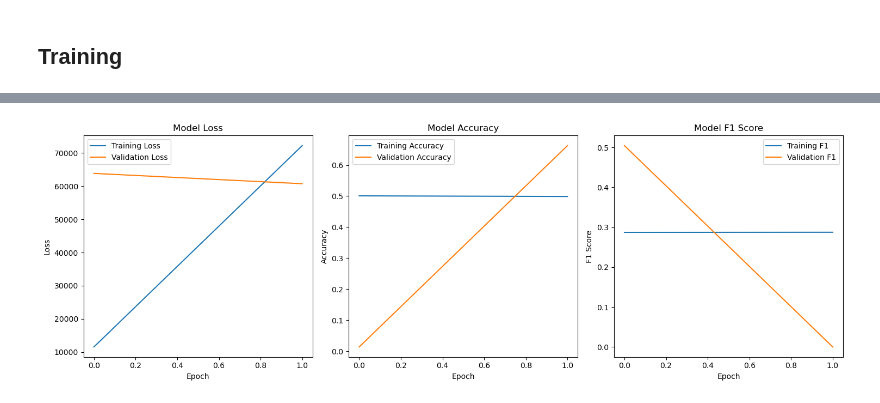
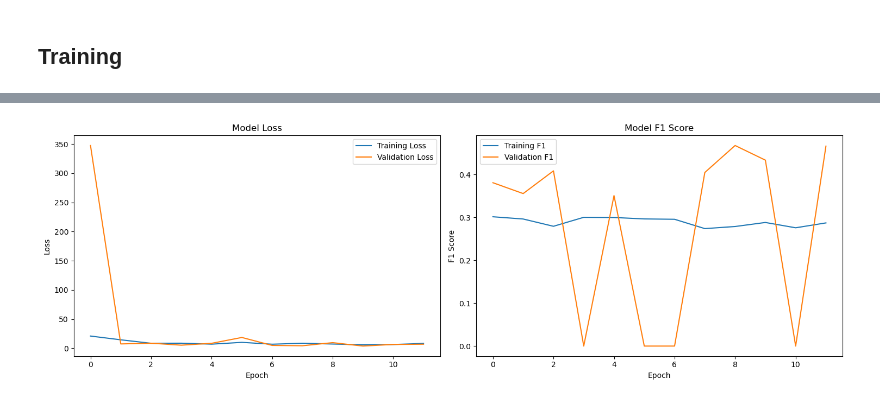
Before and after one commit to athada/Polytrack-2k25, a Jupyter notebook: Imitation-Learning/IL.ipynb, the cells around one changed output, grey strips where cells are left out. Drawn from its saved outputs; the diff is of its cells as text; code cells hidden in the pictures.

```diff
--- a/Imitation-Learning/IL.ipynb
+++ b/Imitation-Learning/IL.ipynb
@@ -337,12 +380,22 @@ Model: "sequential_9"
 # %%
 # Training parameters
-epochs = 5
-early_stopping = tf.keras.callbacks.EarlyStopping(monitor='val_f1_score', mode='max', patience=5, restore_best_weights=True)
+epochs = 20
 
-# Train the model
-history = model.fit(train_dataset, epochs=epochs, validation_data=val_dataset, callbacks=[early_stopping])
+callbacks = [
+    # Early Stopping
+    tf.keras.callbacks.EarlyStopping(monitor='val_f1_score',patience=10,restore_best_weights=True,mode='min'),
+    # Learning Rate Reduction
+    tf.keras.callbacks.ReduceLROnPlateau(monitor='val_loss',factor=0.2,patience=5, min_lr=1e-6, mode='min')
+]
 
-# Print final metrics
-final_train_loss, final_train_acc, final_train_f1 = history.history['loss'][-1], history.history['accuracy'][-1], history.history['f1_score'][-1]
-final_val_loss, final_val_acc, final_val_f1 = history.history['val_loss'][-1], history.history['val_accuracy'][-1], history.history['val_f1_score'][-1]
+# Get training parameters
+params = data_loader.get_training_parameters()
+
+# Train model
+model.fit(train_ds,
+          epochs=epochs,
+          steps_per_epoch=params['steps_per_epoch'],
+          validation_data=val_ds,
+          validation_steps=params['validation_steps'],
+          callbacks=callbacks)
 # %% [output]
@@ -354,38 +420,29 @@ print(f"\nFinal Validation Metrics:\nLoss: {final_val_loss:.4f}\nAccuracy: {fina
 # %%
 # Plot training history
 plt.figure(figsize=(15, 5))
 
 # Plot loss
-plt.subplot(1, 3, 1)
+plt.subplot(1, 2, 1)
 plt.plot(history.history['loss'], label='Training Loss')
 plt.plot(history.history['val_loss'], label='Validation Loss')
 plt.title('Model Loss')
 plt.xlabel('Epoch')
 plt.ylabel('Loss')
 plt.legend()
 
-# Plot accuracy
-plt.subplot(1, 3, 2)
-plt.plot(history.history['accuracy'], label='Training Accuracy')
-plt.plot(history.history['val_accuracy'], label='Validation Accuracy')
-plt.title('Model Accuracy')
-plt.xlabel('Epoch')
-plt.ylabel('Accuracy')
-plt.legend()
-
 # Plot F1 Score
-plt.subplot(1, 3, 3)
+plt.subplot(1, 2, 2)
 plt.plot(history.history['f1_score'], label='Training F1')
 plt.plot(history.history['val_f1_score'], label='Validation F1')
 plt.title('Model F1 Score')
 plt.xlabel('Epoch')
 plt.ylabel('F1 Score')
 plt.legend()
 
 plt.tight_layout()
 plt.show()
 # %% [output]
-[figure, old version]
+[figure, new version]
 # %%
 # Save the best model
 model.save('./models/my_model.keras')
```
Also changed, not shown: parts of 19 cells of this notebook.
